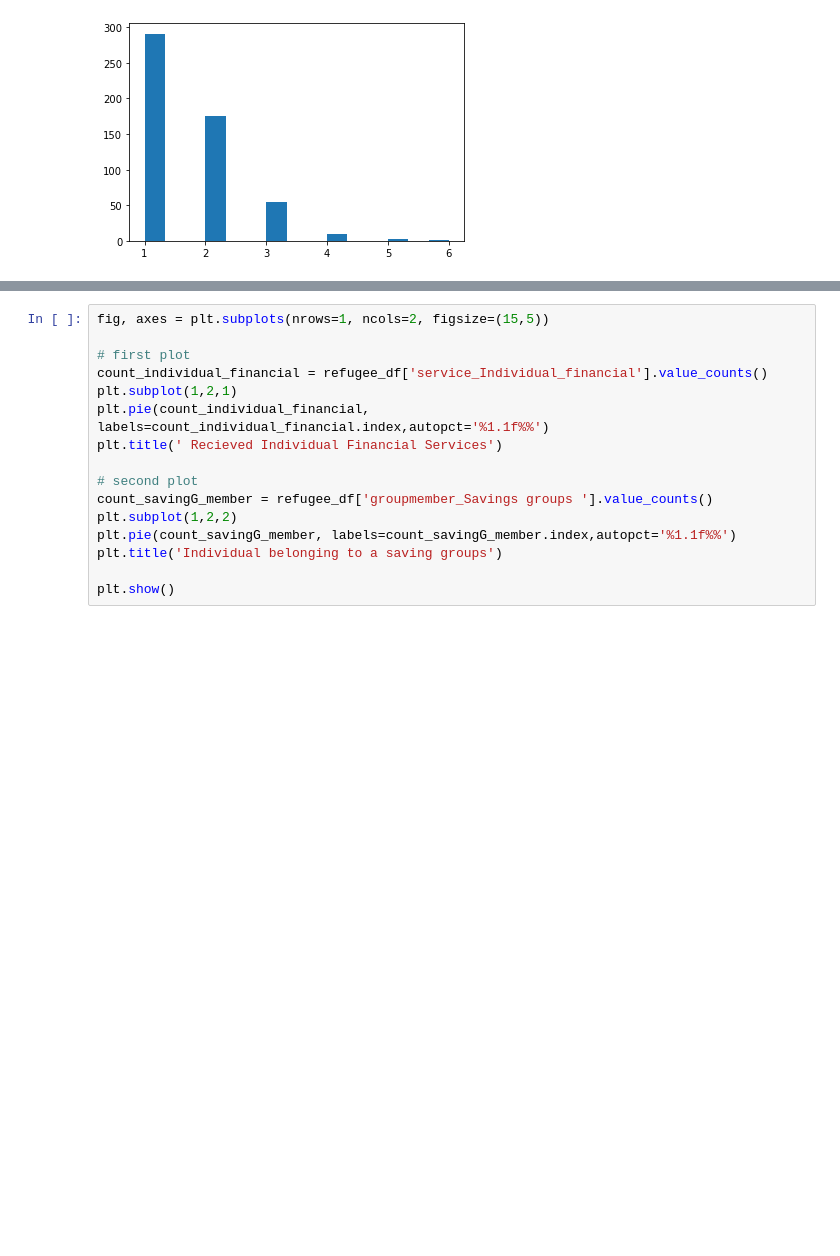
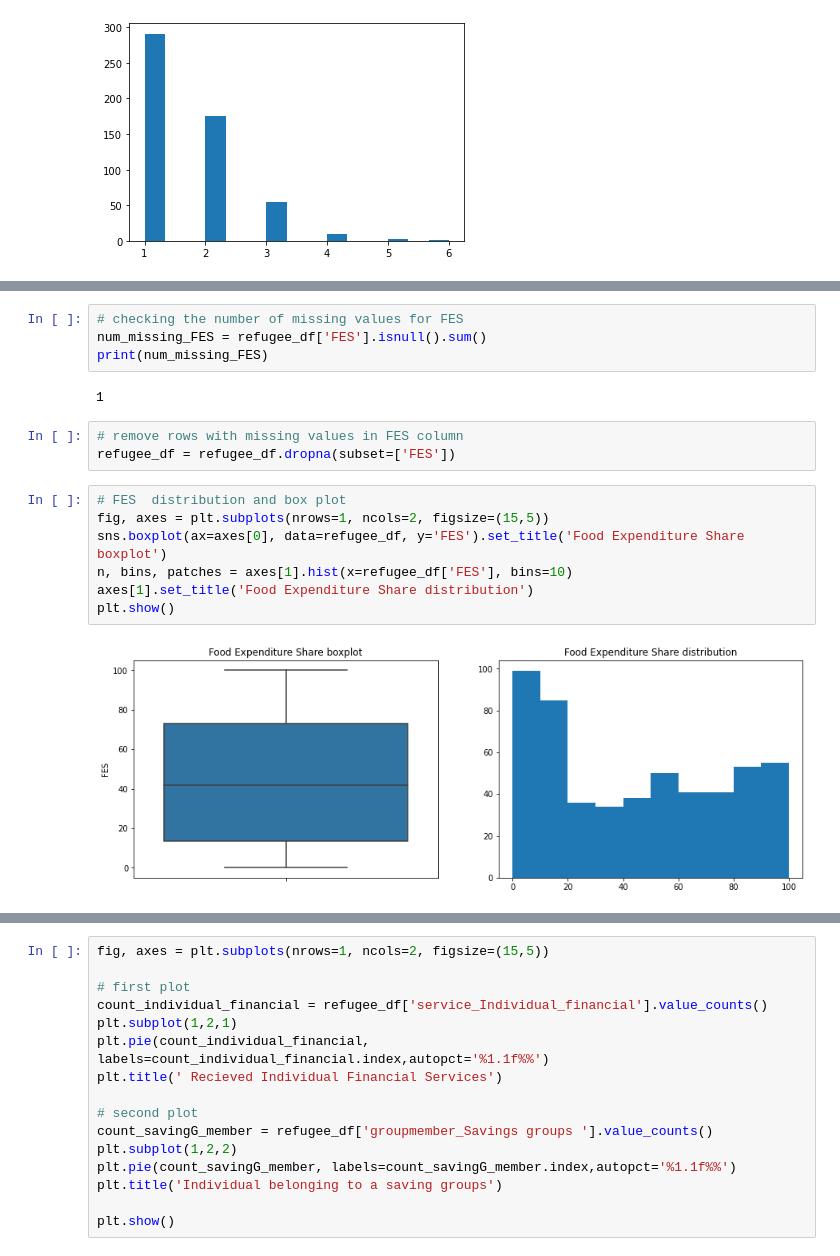
Before and after one commit to naeljb/uthabiti, a Jupyter notebook: uthabiti_refugee_MachineLearning1.ipynb, the cells around one changed output, grey strips where cells are left out. Saved outputs shown, nothing was run; the diff lists cells and outputs as text; blank space fills up the shorter version.

```diff
--- a/uthabiti_refugee_MachineLearning1.ipynb
+++ b/uthabiti_refugee_MachineLearning1.ipynb
@@ -99,0 +153,18 @@ plt.show()
+# %%
+# checking the number of missing values for FES
+num_missing_FES = refugee_df['FES'].isnull().sum()
+print(num_missing_FES)
+# %% [output]
+1
+# %%
+# remove rows with missing values in FES column
+refugee_df = refugee_df.dropna(subset=['FES'])
+# %%
+# FES  distribution and box plot
+fig, axes = plt.subplots(nrows=1, ncols=2, figsize=(15,5))
+sns.boxplot(ax=axes[0], data=refugee_df, y='FES').set_title('Food Expenditure Share boxplot')
+n, bins, patches = axes[1].hist(x=refugee_df['FES'], bins=10)
+axes[1].set_title('Food Expenditure Share distribution')
+plt.show()
+# %% [output]
+[figure, added]
```
Also changed, not shown: parts of 119 cells of this notebook, 3 other files.
